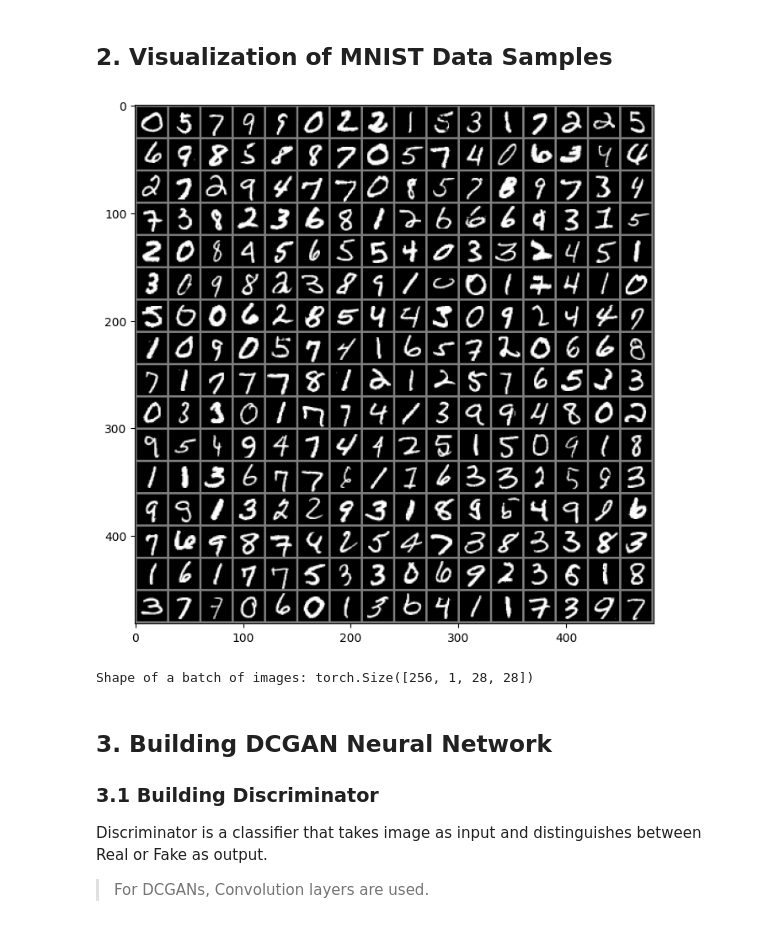
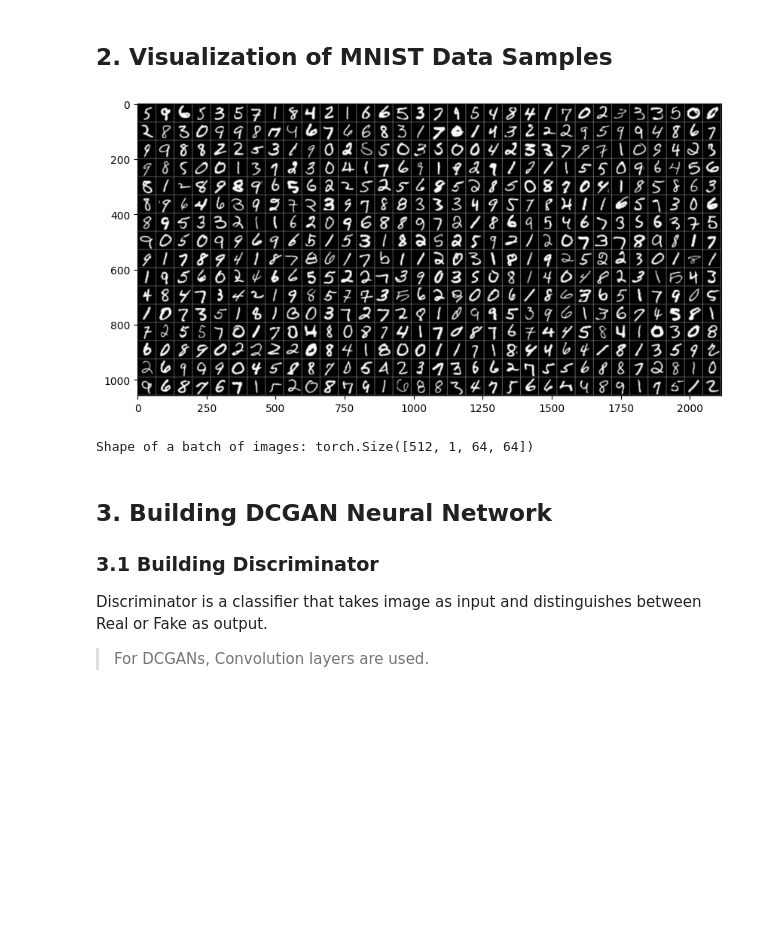
Before and after one commit to LuluW8071/Data-Science, a Jupyter notebook: Pytorch/09_PyTorch_GANs/02_PyTorch_DCGANs.ipynb, the cells around one changed output. Cells and saved outputs as stored; diff of their text form; code cells hidden in the pictures; blank space fills up the shorter version.

Commit message:
:rocket: [Update] PyTorch DCGANs

```diff
--- a/Pytorch/09_PyTorch_GANs/02_PyTorch_DCGANs.ipynb
+++ b/Pytorch/09_PyTorch_GANs/02_PyTorch_DCGANs.ipynb
@@ -58,6 +58,7 @@ Using MNIST dataset (handwritten-digits) images for data and training GAN on it
 # %%
 # Transform the PIL Image array
 transform = transforms.Compose([
+      transforms.Resize(64),
       transforms.ToTensor(),
       transforms.Normalize((0.5,),(0.5,)),    # Normalizes on range -1 to 1 [output = (input - mean) / std]
 ])
@@ -105,24 +106,24 @@ Extracting data/MNIST/raw/t10k-labels-idx1-ubyte.gz to data/MNIST/raw
 # %%
 def visualize(img):
     img = img/2 + 0.5       # Denormalize
     img_np = img.numpy()    # Transform to numpy array
     plt.imshow(np.transpose(img_np, (1, 2, 0)), cmap='gray')
     plt.show()
 
 def show_grid(images):
-    img_grid = torchvision.utils.make_grid(images, nrow=16)
+    img_grid = torchvision.utils.make_grid(images, nrow=32)
     visualize(img_grid)
 
 # Get some random training images
-trainloader = torch.utils.data.DataLoader(train_data, batch_size=256, shuffle=True)
+trainloader = torch.utils.data.DataLoader(train_data, batch_size=512, num_workers=2, shuffle=True)
 data_iter = iter(trainloader)
 images, labels = next(data_iter)
 
 # Display the images in a grid
-plt.figure(figsize=(8, 8))
+plt.figure(figsize=(10, 10))
 show_grid(images)
 
 print(f"Shape of a batch of images: {images.shape}")
 # %% [output]
-[figure, old version]
+[figure, new version]
-Shape of a batch of images: torch.Size([256, 1, 28, 28])
+Shape of a batch of images: torch.Size([512, 1, 64, 64])
```
Also changed, not shown: parts of 12 cells of this notebook.
